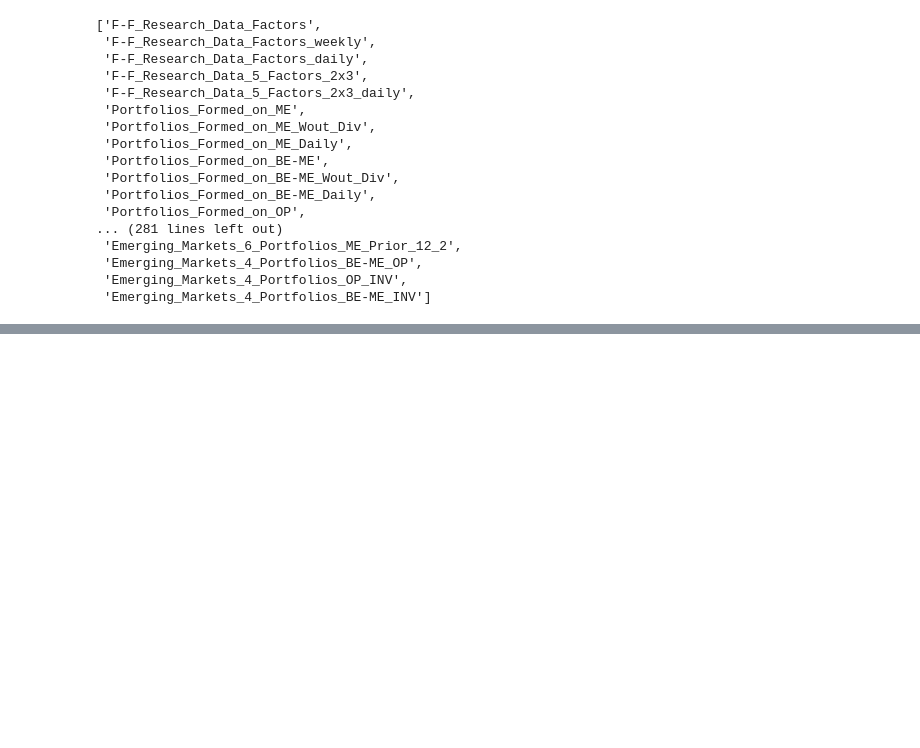
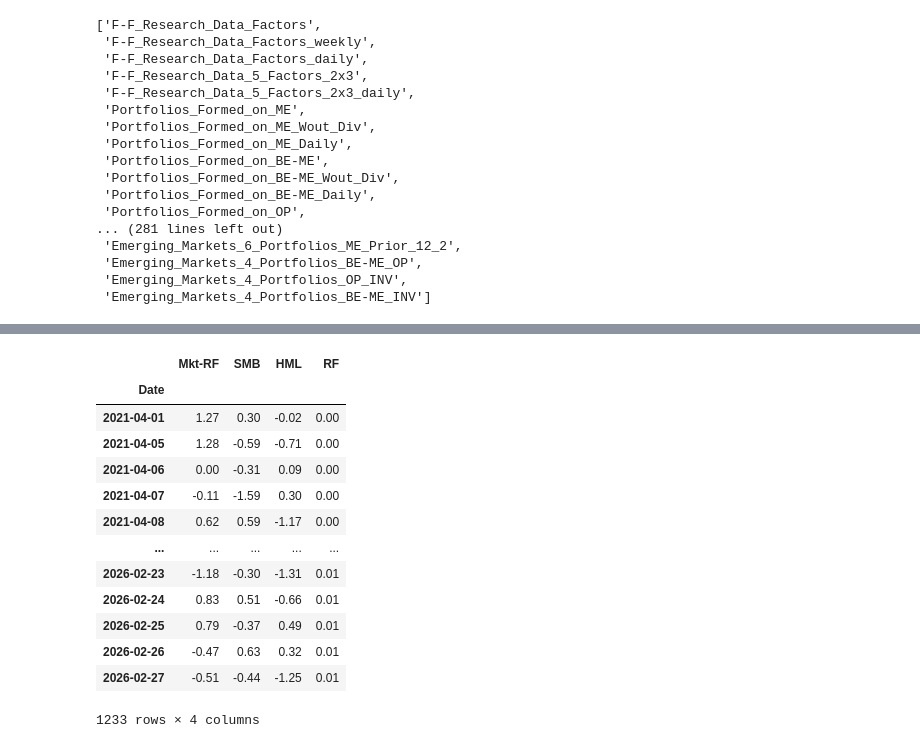
Before and after one commit to cmlee2/fama-french-model-analysis, a Jupyter notebook: model_test.ipynb, the cells around one changed output, grey strips where cells are left out. Saved outputs shown, nothing was run; the diff lists cells and outputs as text; code cells hidden in the pictures; blank space fills up the shorter version.

```diff
--- a/model_test.ipynb
+++ b/model_test.ipynb
@@ -50,0 +52,17 @@ data
+# %%
+data[0]
+# %% [output]
+|  | Mkt-RF | SMB | HML | RF |
+| Date |  |  |  |  |
+| 2021-04-01 | 1.27 | 0.30 | -0.02 | 0.00 |
+| 2021-04-05 | 1.28 | -0.59 | -0.71 | 0.00 |
+| 2021-04-06 | 0.00 | -0.31 | 0.09 | 0.00 |
+| 2021-04-07 | -0.11 | -1.59 | 0.30 | 0.00 |
+| 2021-04-08 | 0.62 | 0.59 | -1.17 | 0.00 |
+| ... | ... | ... | ... | ... |
+| 2026-02-23 | -1.18 | -0.30 | -1.31 | 0.01 |
+| 2026-02-24 | 0.83 | 0.51 | -0.66 | 0.01 |
+| 2026-02-25 | 0.79 | -0.37 | 0.49 | 0.01 |
+| 2026-02-26 | -0.47 | 0.63 | 0.32 | 0.01 |
+| 2026-02-27 | -0.51 | -0.44 | -1.25 | 0.01 |
+1233 rows × 4 columns
```
Also changed, not shown: parts of 23 cells of this notebook.
